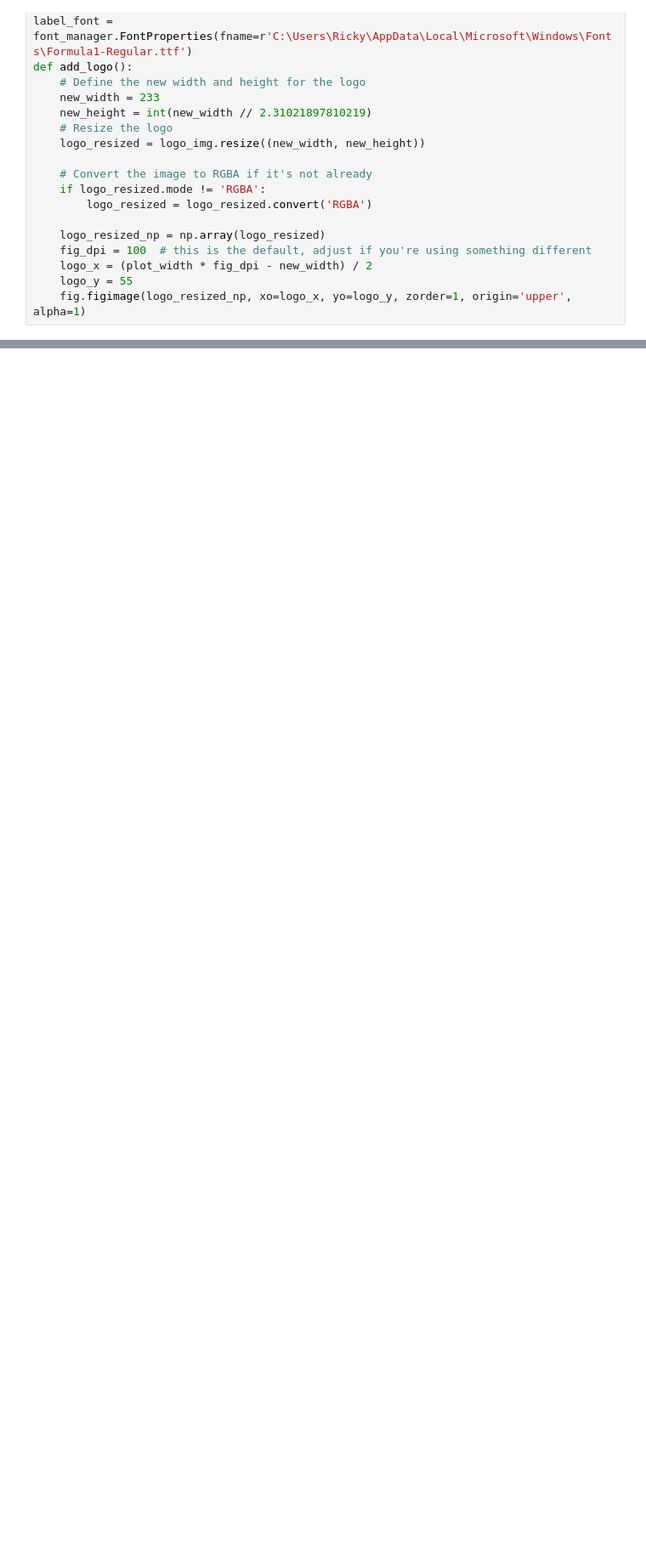
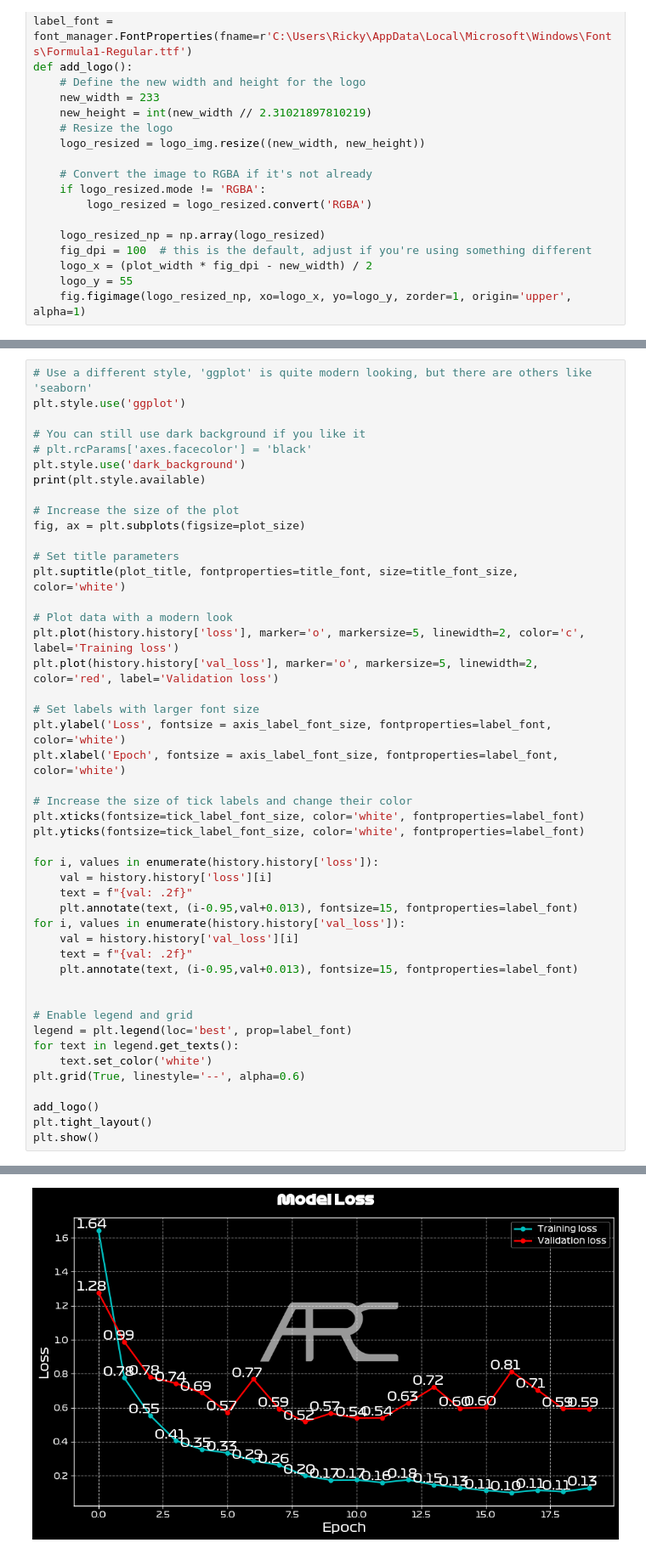
Before and after one commit to ARC-Solutions/ARC-Velocity, a Jupyter notebook: backend/CNN/ModelAccuracyValues.ipynb, the cells around one changed output, grey strips where cells are left out. Shown: that part at 85% size. Drawn from its saved outputs; the diff is of its cells as text; blank space fills up the shorter version.

```diff
--- a/backend/CNN/ModelAccuracyValues.ipynb
+++ b/backend/CNN/ModelAccuracyValues.ipynb
@@ -135,0 +175,47 @@ plt.show()
+# %%
+# Use a different style, 'ggplot' is quite modern looking, but there are others like 'seaborn'
+plt.style.use('ggplot')
+
+# You can still use dark background if you like it
+# plt.rcParams['axes.facecolor'] = 'black'
+plt.style.use('dark_background')
+print(plt.style.available)
+
+# Increase the size of the plot
+fig, ax = plt.subplots(figsize=plot_size)
+
+# Set title parameters
+plt.suptitle(plot_title, fontproperties=title_font, size=title_font_size, color='white')
+
+# Plot data with a modern look
+plt.plot(history.history['loss'], marker='o', markersize=5, linewidth=2, color='c', label='Training loss')
+plt.plot(history.history['val_loss'], marker='o', markersize=5, linewidth=2, color='red', label='Validation loss')
+
+# Set labels with larger font size
+plt.ylabel('Loss', fontsize = axis_label_font_size, fontproperties=label_font, color='white')
+plt.xlabel('Epoch', fontsize = axis_label_font_size, fontproperties=label_font, color='white')
+
+# Increase the size of tick labels and change their color
+plt.xticks(fontsize=tick_label_font_size, color='white', fontproperties=label_font)
+plt.yticks(fontsize=tick_label_font_size, color='white', fontproperties=label_font)
+
+for i, values in enumerate(history.history['loss']):
+    val = history.history['loss'][i]
+    text = f"{val: .2f}"
+    plt.annotate(text, (i-0.95,val+0.013), fontsize=15, fontproperties=label_font)
+for i, values in enumerate(history.history['val_loss']):
+    val = history.history['val_loss'][i]
+    text = f"{val: .2f}"
+    plt.annotate(text, (i-0.95,val+0.013), fontsize=15, fontproperties=label_font)
+
+
+# Enable legend and grid
+legend = plt.legend(loc='best', prop=label_font)
+for text in legend.get_texts():
+    text.set_color('white')
+plt.grid(True, linestyle='--', alpha=0.6)
+
+add_logo()
+plt.tight_layout()
+plt.show()
+# %% [output]
@@ -135,0 +223 @@ plt.show()
+[figure, added]
```
Also changed, not shown: parts of 5 cells of this notebook, 4 other files.
